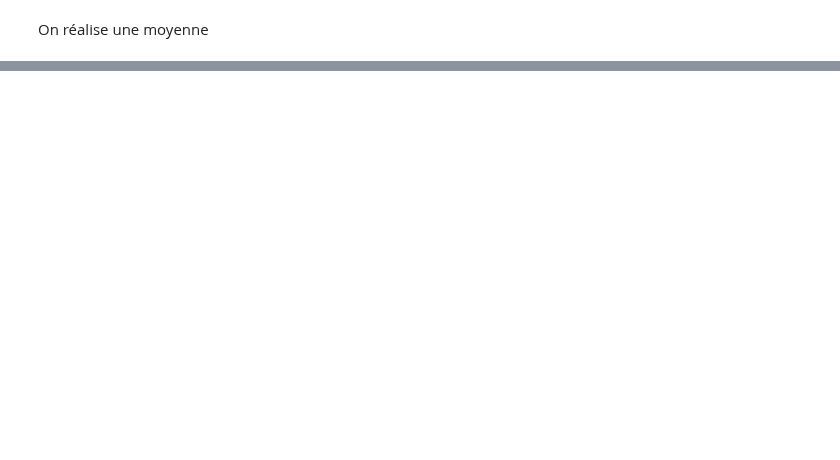
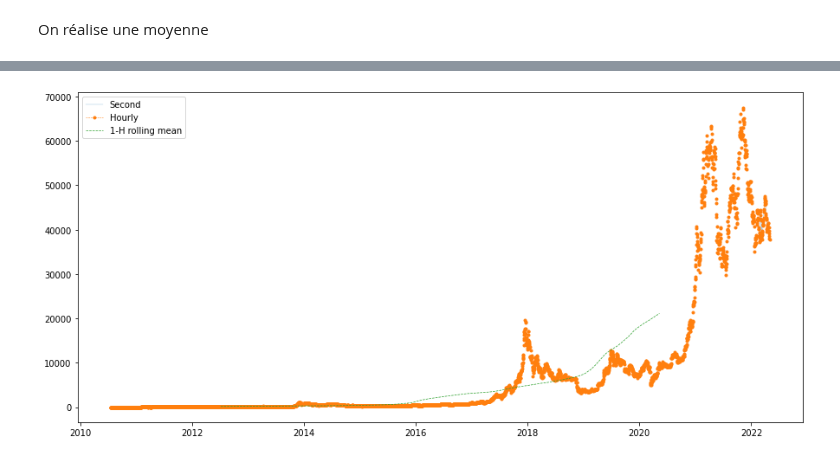
Before and after one commit to Massimo2003/BitcoinProject, a Jupyter notebook: MarcheFinanciers.ipynb, the cells around one changed output, grey strips where cells are left out. Cells and saved outputs as stored; diff of their text form; code cells hidden in the pictures; blank space fills up the shorter version.

```diff
--- a/MarcheFinanciers.ipynb
+++ b/MarcheFinanciers.ipynb
@@ -246,0 +250,3 @@ KeyError: ignored
+# %%
+btc_hourly_rolling = btc_data.rolling(60 * 24, center = True).mean()
+btc_hourly_rolling.head(1005)
@@ -246,0 +268,12 @@ KeyError: ignored
+# %%
+fig, ax = plt.subplots(figsize = (15, 7))
+ax.plot(btc_data["2022-02-27":]["PriceUSD"], linestyle='-',
+        linewidth=0.2, label='Second')
+ax.plot(btc_data.resample('H').mean()["PriceUSD"],
+        marker='.', linestyle='--', linewidth=0.5, label='Hourly')
+ax.plot(btc_hourly_rolling["PriceUSD"],
+        linestyle='--', linewidth=0.7,
+        label='1-H rolling mean')
+ax.legend();
+# %% [output]
+[figure, added]
```
Also changed, not shown: parts of 16 cells of this notebook.
